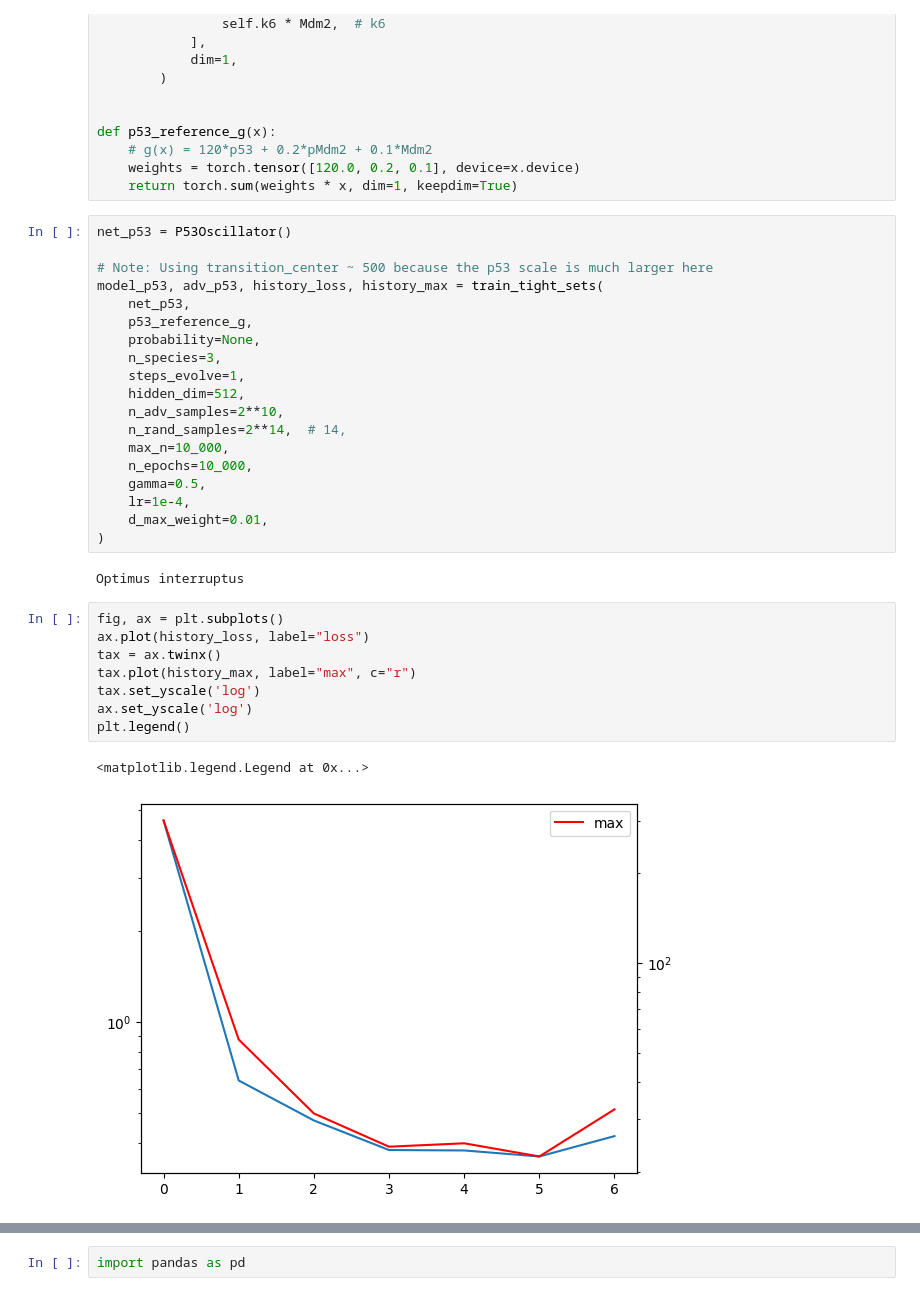
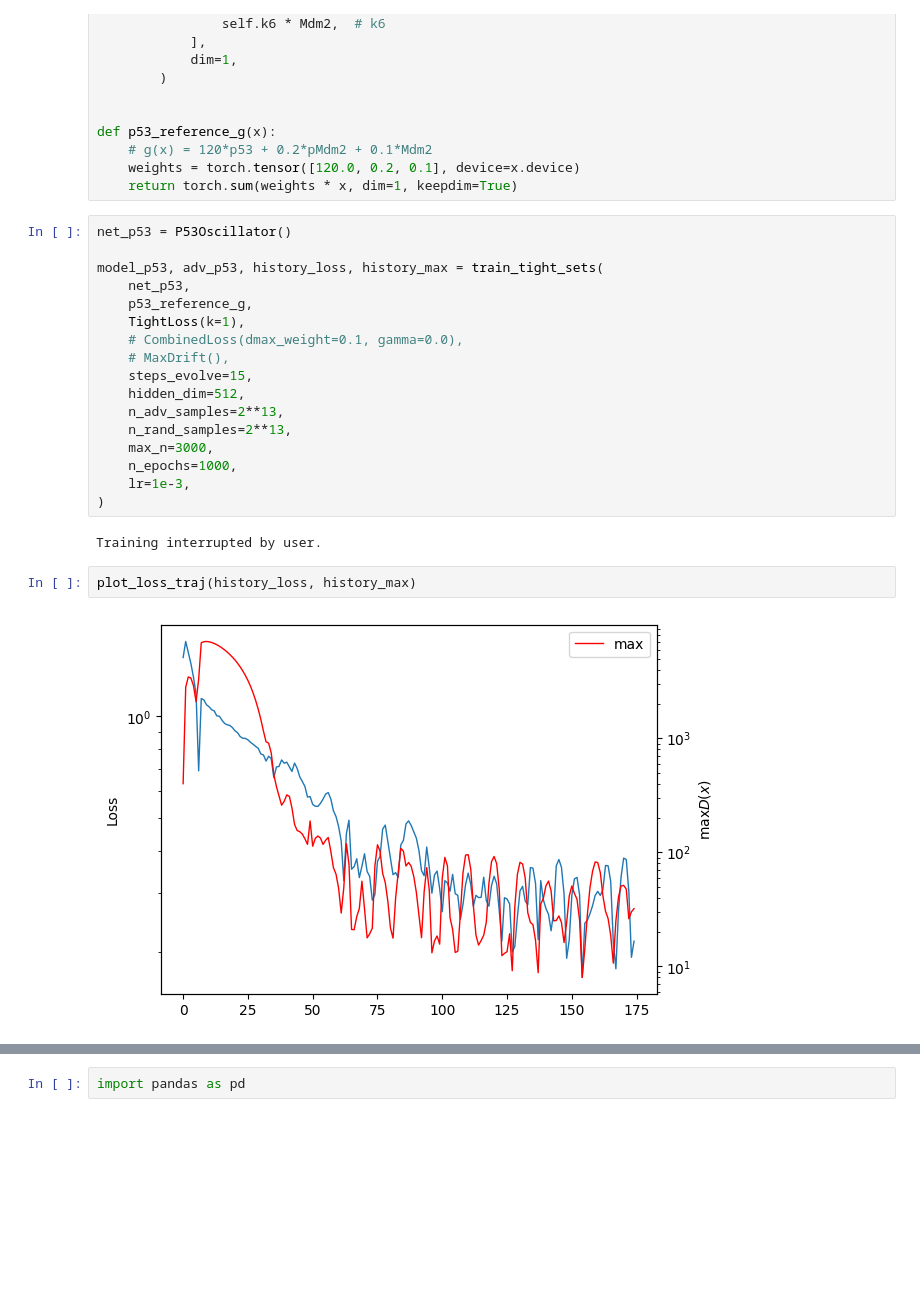
Before and after one commit to mbackenkoehler/crn_lyapunov, a Jupyter notebook: Adversarial.ipynb, the cells around one changed output, grey strips where cells are left out. Cells and saved outputs as stored; diff of their text form; blank space fills up the shorter version.

```diff
--- a/Adversarial.ipynb
+++ b/Adversarial.ipynb
@@ -993,35 +604,26 @@ def p53_reference_g(x):
 # %%
 net_p53 = P53Oscillator()
 
-# Note: Using transition_center ~ 500 because the p53 scale is much larger here
 model_p53, adv_p53, history_loss, history_max = train_tight_sets(
     net_p53,
     p53_reference_g,
-    probability=None,
-    n_species=3,
-    steps_evolve=1,
+    TightLoss(k=1),
+    # CombinedLoss(dmax_weight=0.1, gamma=0.0),
+    # MaxDrift(),
+    steps_evolve=15,
     hidden_dim=512,
-    n_adv_samples=2**10,
-    n_rand_samples=2**14,  # 14,
-    max_n=10_000,
-    n_epochs=10_000,
-    gamma=0.5,
-    lr=1e-4,
-    d_max_weight=0.01,
+    n_adv_samples=2**13,
+    n_rand_samples=2**13,
+    max_n=3000,
+    n_epochs=1000,
+    lr=1e-3,
 )
 # %% [output]
-Optimus interruptus
+Training interrupted by user.
 # %%
-fig, ax = plt.subplots()
-ax.plot(history_loss, label="loss")
-tax = ax.twinx()
-tax.plot(history_max, label="max", c="r")
-tax.set_yscale('log')
-ax.set_yscale('log')
-plt.legend()
+plot_loss_traj(history_loss, history_max)
 # %% [output]
-<matplotlib.legend.Legend at 0x...>
-[figure, old version]
+[figure, new version]
 # %%
 fig = plt.figure()
 ax = fig.add_subplot(111, projection="3d")
```
Also changed, not shown: parts of 53 cells of this notebook.
